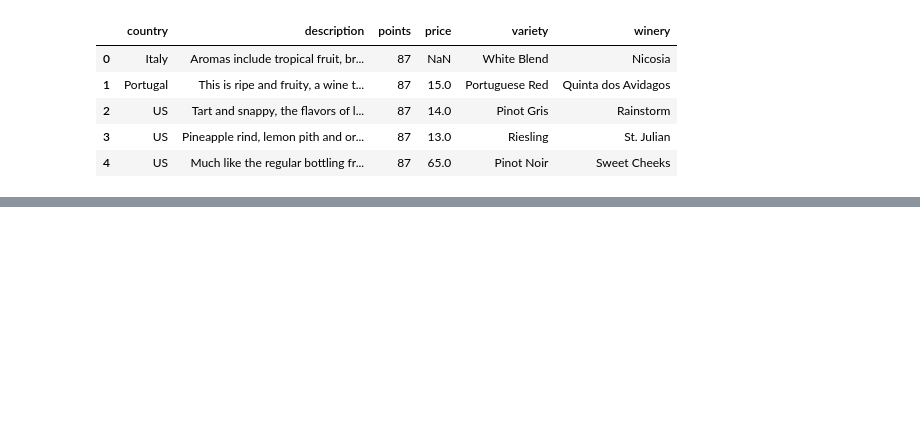
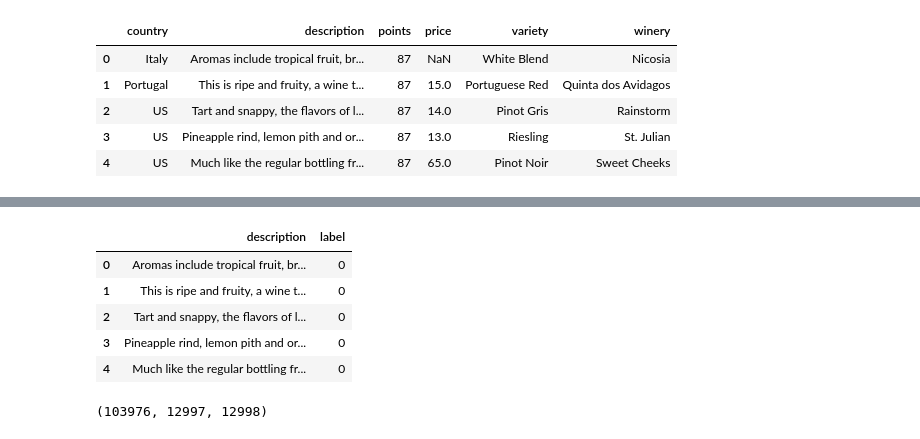
Before and after one commit to NickBres/TF_learning, a Jupyter notebook: wine_prediction.ipynb, the cells around one changed output, grey strips where cells are left out. Saved outputs shown, nothing was run; the diff lists cells and outputs as text; code cells hidden in the pictures; blank space fills up the shorter version.

Commit message:
wine prediction finished

```diff
--- a/wine_prediction.ipynb
+++ b/wine_prediction.ipynb
@@ -28,0 +29,12 @@ plt.show()
+# %%
+df["label"] = df["points"].apply(lambda x: 1 if x >= 90 else 0) # Create a new column with the label 1 if the points are greater than or equal to 90 and 0 otherwise
+df = df[["description", "label"]] # Keep only the description and the label columns because we will use binary classification
+# %%
+df.head() # Show the first 5 rows of the data
+# %% [output]
+|  | description | label |
+| 0 | Aromas include tropical fruit, br... | 0 |
+| 1 | This is ripe and fruity, a wine t... | 0 |
+| 2 | Tart and snappy, the flavors of l... | 0 |
+| 3 | Pineapple rind, lemon pith and or... | 0 |
+| 4 | Much like the regular bottling fr... | 0 |
@@ -28,0 +43,4 @@ plt.show()
+# %%
+len(train), len(val), len(test) # Show the length of the train, validation and test sets
+# %% [output]
+(103976, 12997, 12998)
```
Also changed, not shown: parts of 22 cells of this notebook, 1 other file.
